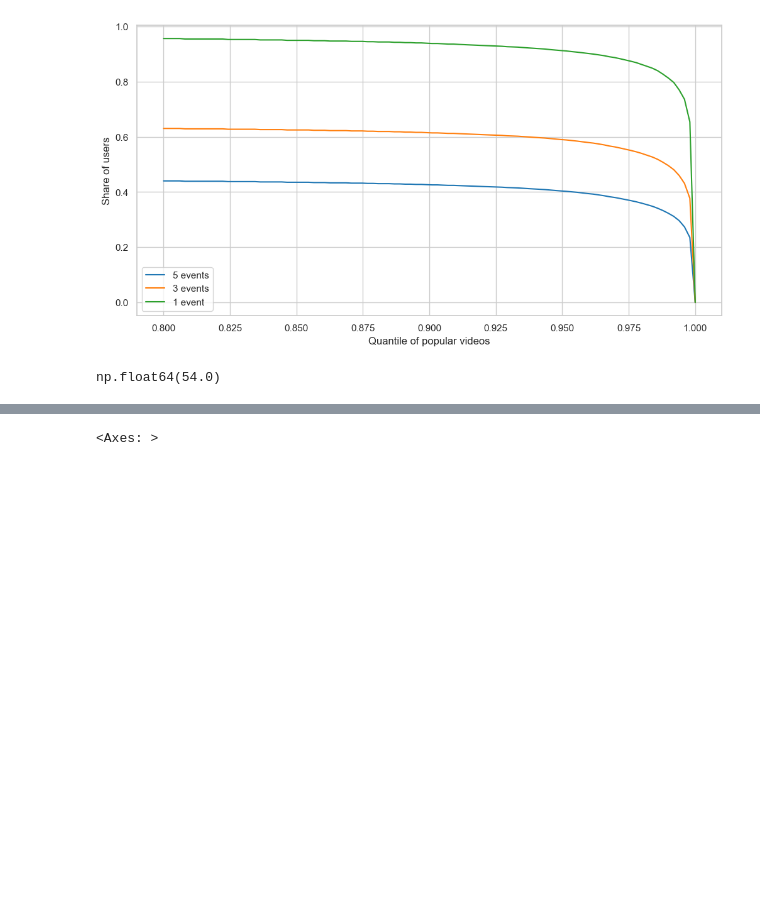
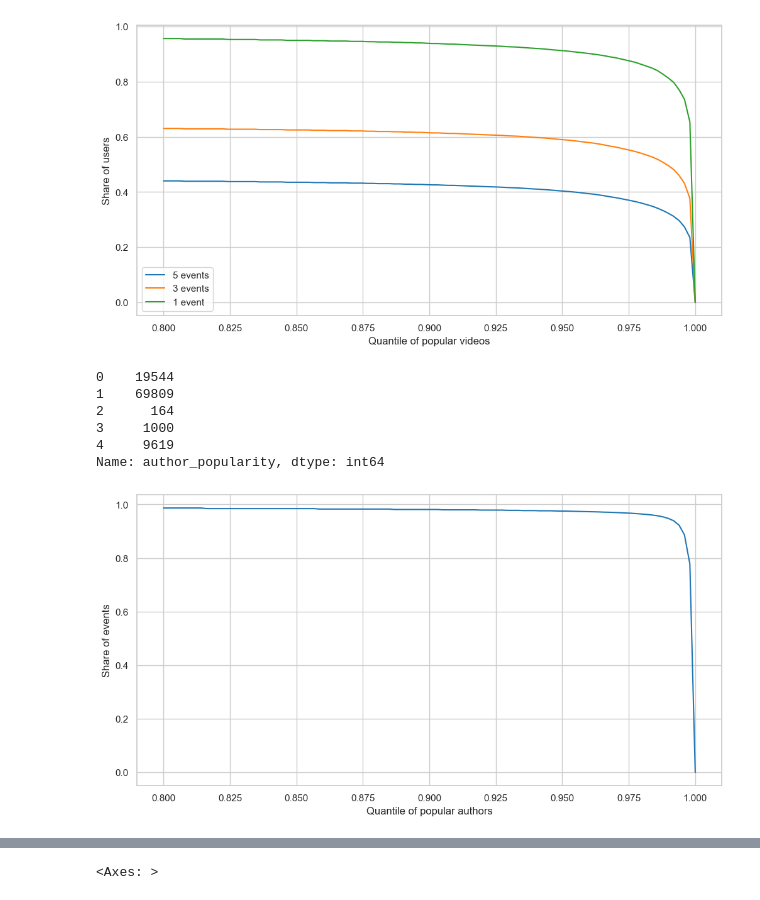
Before and after one commit to Paspasuy/SocDemPrediction, a Jupyter notebook: personal/flypew/eda.ipynb, the cells around one changed output, grey strips where cells are left out. Drawn from its saved outputs; the diff is of its cells as text; code cells hidden in the pictures; blank space fills up the shorter version.

```diff
--- a/personal/flypew/eda.ipynb
+++ b/personal/flypew/eda.ipynb
@@ -100,6 +100,7 @@ plt.show()
 [figure]
 # %%
 train_data = train_data.merge(video, on='rutube_video_id')
+all_data = all_data.merge(video, on='rutube_video_id')
 train_data.head()
 # %% [output]
 |  | event_timestamp | region | ua_device_type | ua_client_type | ua_os | ua_client_name | total_watchtime | ... |
@@ -189,7 +190,29 @@ plt.ylabel('Share of users')
 plt.show()
 # %% [output]
 [figure]
-# %%
-videos_popularity.quantile(0.95)
-# %% [output]
-np.float64(54.0)
+# %%
+author_popularity = all_data.groupby('author_id')['viewer_uid'].nunique()
+author_popularity.name = 'author_popularity'
+all_data = all_data.merge(author_popularity, on='author_id')
+all_data['author_popularity'].head()
+# %% [output]
+0    19544
+1    69809
+2      164
+3     1000
+4     9619
+Name: author_popularity, dtype: int64
+# %%
+# Graph x - quantile of popular videos, y - share of events for this quantile
+quantiles = np.linspace(0.8, 1, 100)
+shares = []
+for q in tqdm(quantiles):
+    threshold = author_popularity.quantile(q)
+    shares.append(all_data.query(f'author_popularity > {threshold}').shape[0] / all_data.shape[0])
+plt.figure(figsize=(12, 6))
+plt.plot(quantiles, shares)
+plt.xlabel('Quantile of popular authors')
+plt.ylabel('Share of events')
+plt.show()
+# %% [output]
+[figure, added]
```
Also changed, not shown: parts of 26 cells of this notebook.
